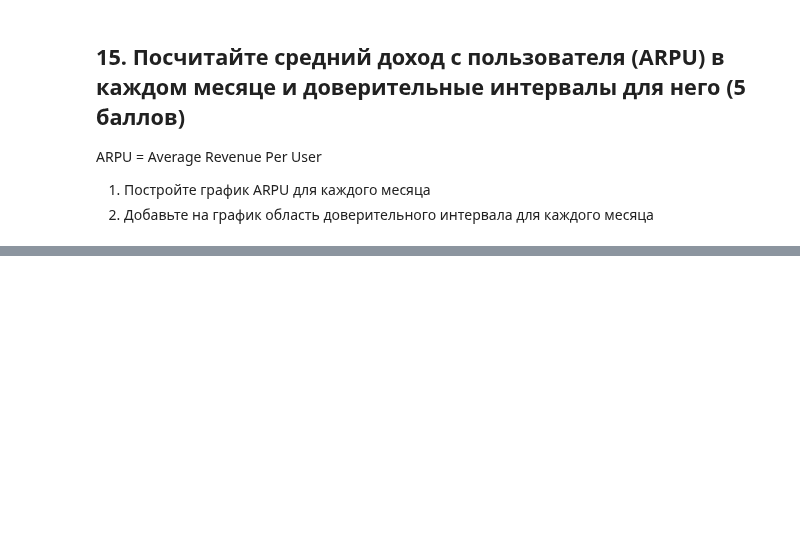
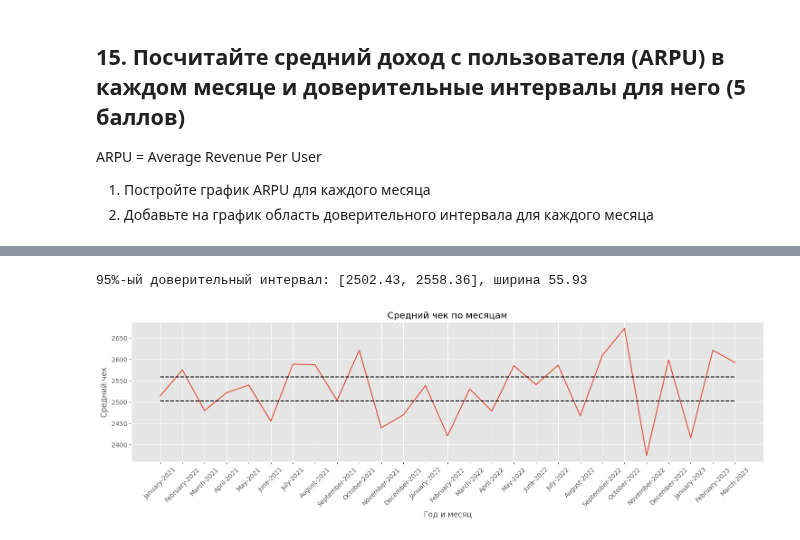
Before and after one commit to hilkovich/itmo_math_stat, a Jupyter notebook: homework_2/HW_2.ipynb, the cells around one changed output, grey strips where cells are left out. Saved outputs shown, nothing was run; the diff lists cells and outputs as text; code cells hidden in the pictures; blank space fills up the shorter version.

```diff
--- a/homework_2/HW_2.ipynb
+++ b/homework_2/HW_2.ipynb
@@ -737,0 +752,51 @@ ARPU = Average Revenue Per User
+# %%
+data = df_arpu["sale"]
+
+# Вычисление среднего значения и стандартного отклонения
+sample_mean = np.mean(data)
+sample_std = np.std(data, ddof=1)
+n = len(data)
+alpha = 0.05
+
+# Вычисление доверительного интервала
+z_score = norm.ppf(1 - alpha / 2)
+margin_of_error = z_score * sample_std / np.sqrt(n)
+
+lower_bound = sample_mean - margin_of_error
+upper_bound = sample_mean + margin_of_error
+
+print(
+    f"95%-ый доверительный интервал: [{lower_bound:.2f}, {upper_bound:.2f}], ширина {upper_bound - lower_bound:.2f}"
+)
+# %% [output]
+95%-ый доверительный интервал: [2502.43, 2558.36], ширина 55.93
+# %%
+# Визуализация
+x = df_arpu["name"]
+y = df_arpu["sale"]
+
+plt.figure(figsize=(18, 4))
+
+plt.plot(x, y)
+plt.hlines(
+    y=lower_bound,
+    xmin=min(df_arpu.index),
+    xmax=max(df_arpu.index),
+    linestyles="dashed",
+    colors="black",
+)
+plt.hlines(
+    y=upper_bound,
+    xmin=min(df_arpu.index),
+    xmax=max(df_arpu.index),
+    linestyles="dashed",
+    colors="black",
+)
+plt.xticks(rotation=45)
+plt.xlabel("Год и месяц")
+plt.ylabel("Средний чек")
+plt.title("Средний чек по месяцам")
+
+plt.show()
+# %% [output]
+[figure, added]
```
Also changed, not shown: parts of 3 cells of this notebook.
